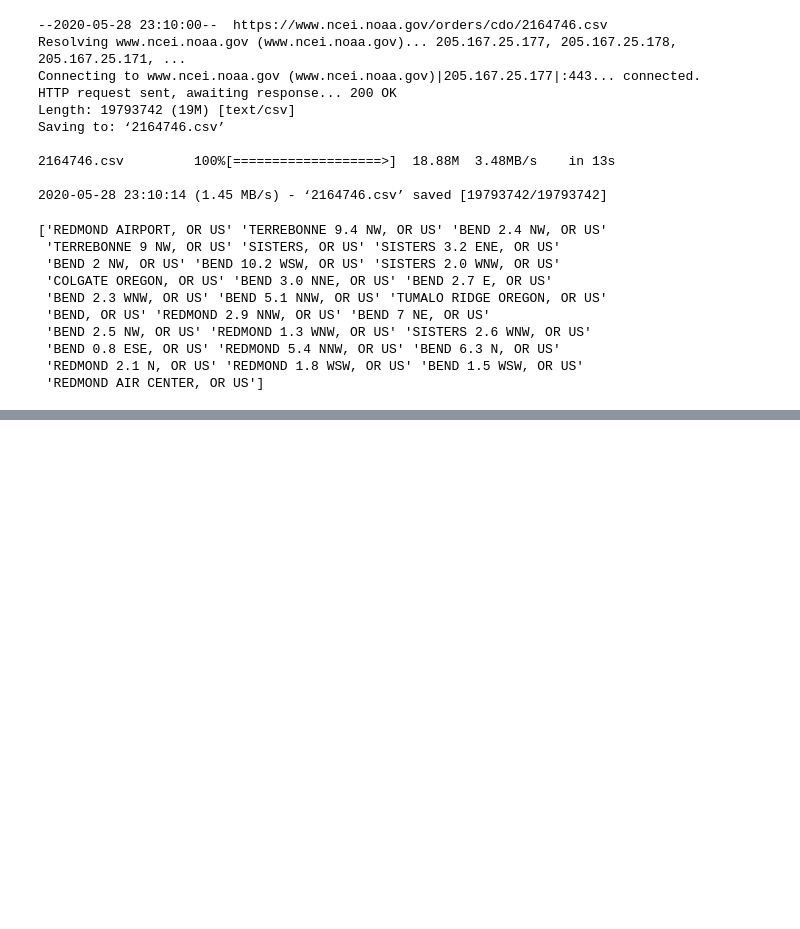
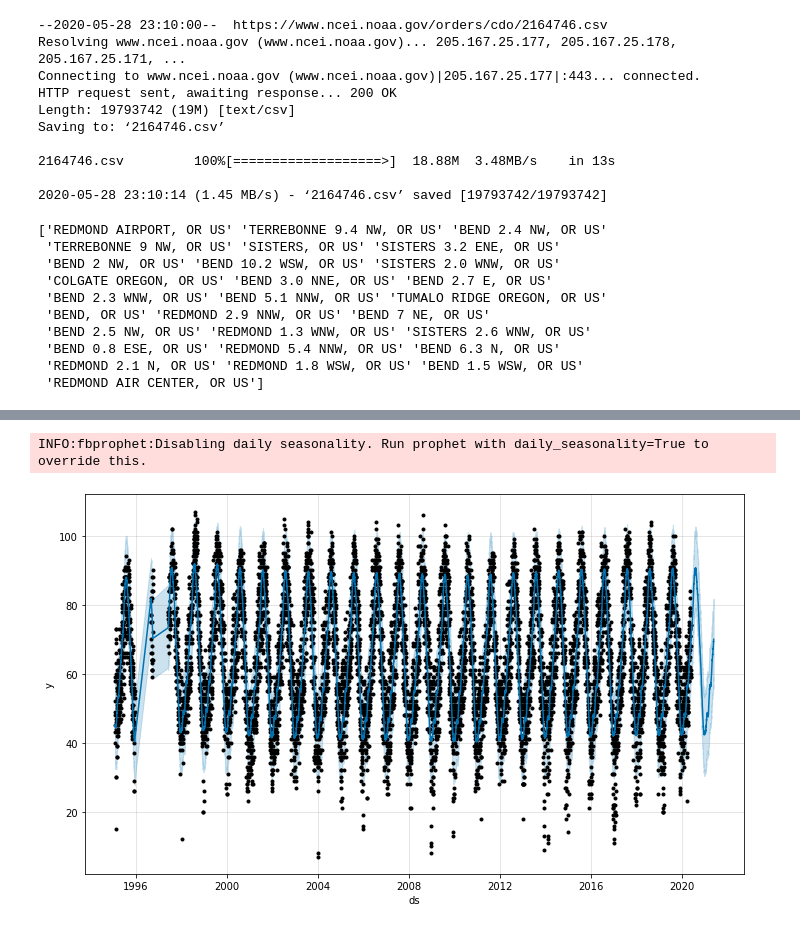
Before and after one commit to benrhodeland/SendingTemps, a Jupyter notebook: Notebooks/DownloadWeatherdata.ipynb, the cells around one changed output, grey strips where cells are left out. Cells and saved outputs as stored; diff of their text form; code cells hidden in the pictures; blank space fills up the shorter version.

```diff
--- a/Notebooks/DownloadWeatherdata.ipynb
+++ b/Notebooks/DownloadWeatherdata.ipynb
@@ -63,0 +112,4 @@ df.describe()
+# %%
+rdm_df = df[df['station']=='USW00024230']
+#tbstations = df['station'].loc[df['name'].str.contains('TERREBONNE')].unique()
+tbn_df = df[df['name'].str.contains('TERREBONNE')]
@@ -63,0 +150,5 @@ df.describe()
+# %%
+keeps = ['station','name','latitude','longitude','date','awnd','prcp','snow','tmax','tmin']
+# %%
+rdm_keep = rdm_df[keeps].dropna(axis=1,how='all').copy()
+rdm_keep
@@ -63,0 +186,4 @@ df.describe()
+# %%
+rdm_keep['snow'].fillna(value=0.0,inplace=True)
+#tbn_keep['snow'].fillna(value=0.0,inplace=True)
+#tbn_keep['prcp'].fillna(value=0.0,inplace=True)
@@ -63,0 +208,9 @@ df.describe()
+# %%
+m = Prophet()
+m.fit(rdm_keep[['date','tmax']].rename(columns={'date':'ds','tmax':'y'}))
+future = m.make_future_dataframe(periods=365)
+forecast = m.predict(future)
+fig1 = m.plot(forecast)
+# %% [output]
+INFO:fbprophet:Disabling daily seasonality. Run prophet with daily_seasonality=True to override this.
+[figure, added]
```
Also changed, not shown: parts of 64 cells of this notebook, 3 other files.
